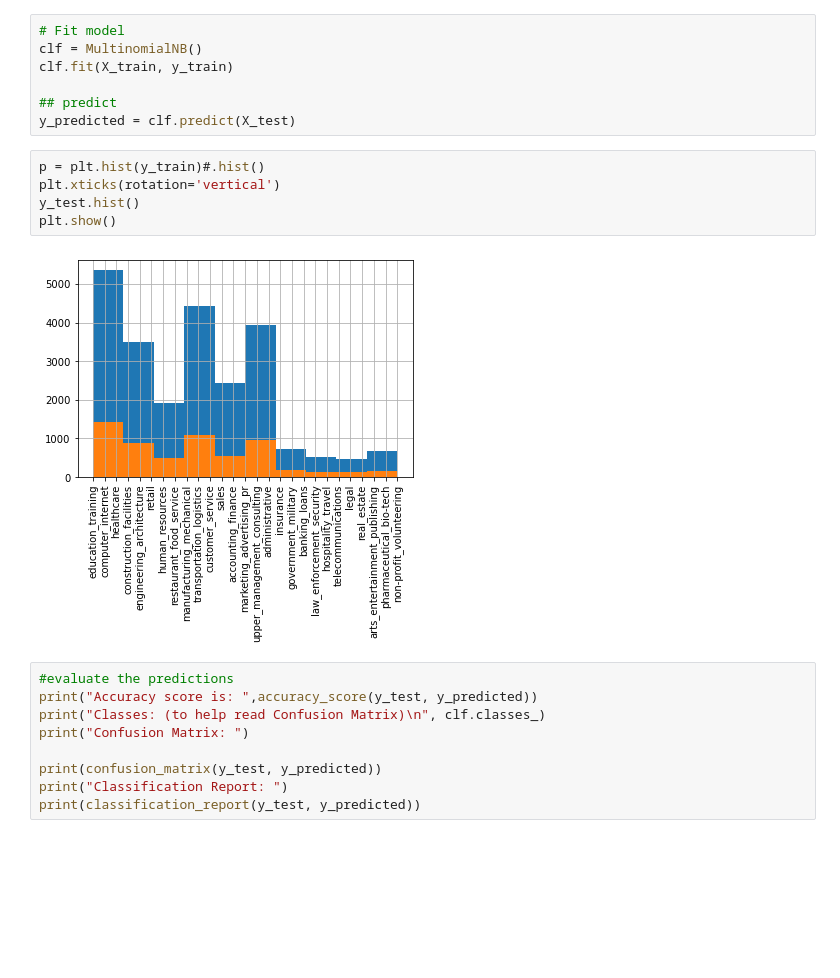
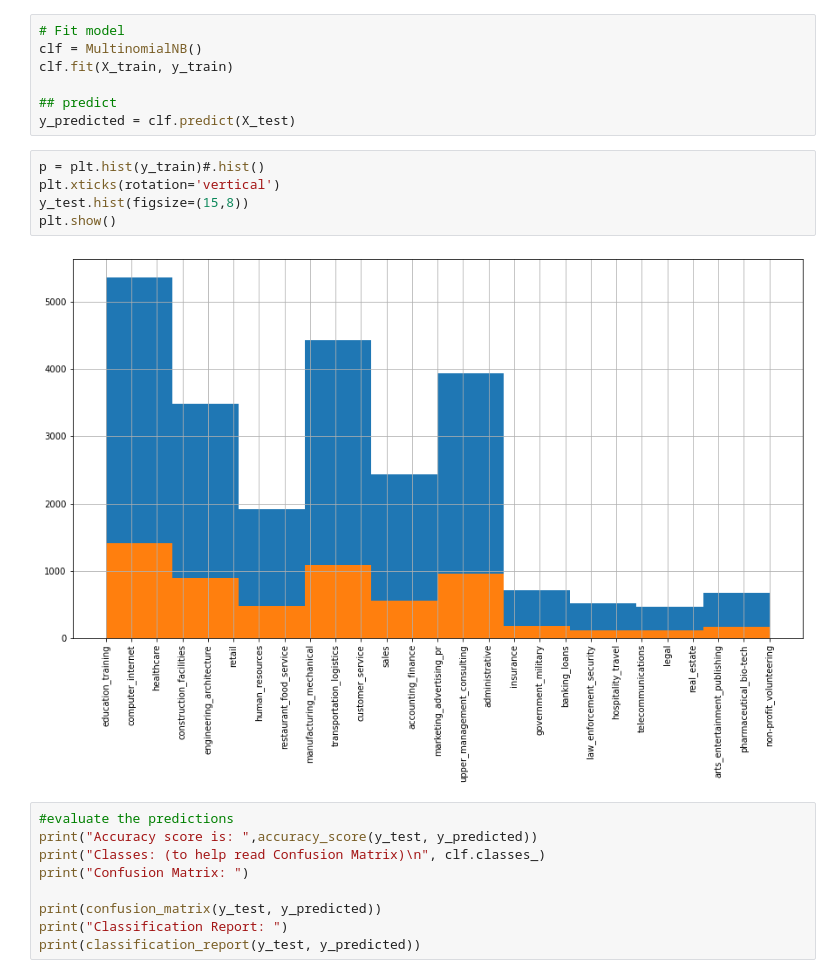
Before and after one commit to alemtgetu/resume_job_desc_matching, a Jupyter notebook: skills_extraction.ipynb, the cells around one changed output. Saved outputs shown, nothing was run; the diff lists cells and outputs as text; blank space fills up the shorter version.

Commit message:
add histogram with large size

```diff
--- a/skills_extraction.ipynb
+++ b/skills_extraction.ipynb
@@ -263,10 +263,10 @@ y_predicted = clf.predict(X_test)
 # %%
 p = plt.hist(y_train)#.hist()
 plt.xticks(rotation='vertical')
-y_test.hist()
+y_test.hist(figsize=(15,8))
 plt.show()
 # %% [output]
-[figure, old version]
+[figure, new version]
 # %%
 #evaluate the predictions
 print("Accuracy score is: ",accuracy_score(y_test, y_predicted))
```
